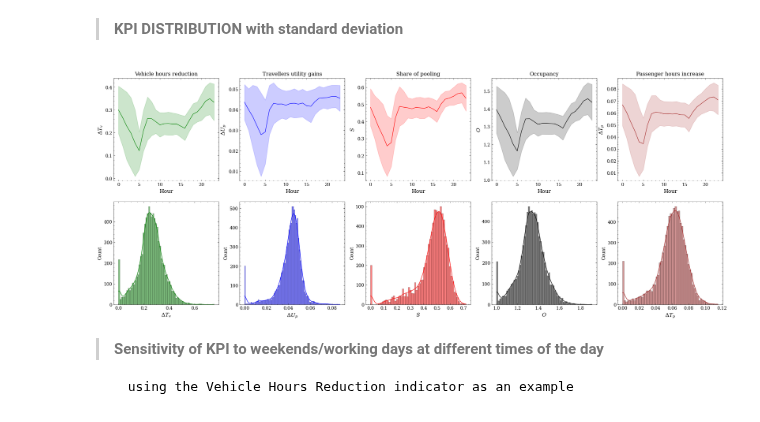
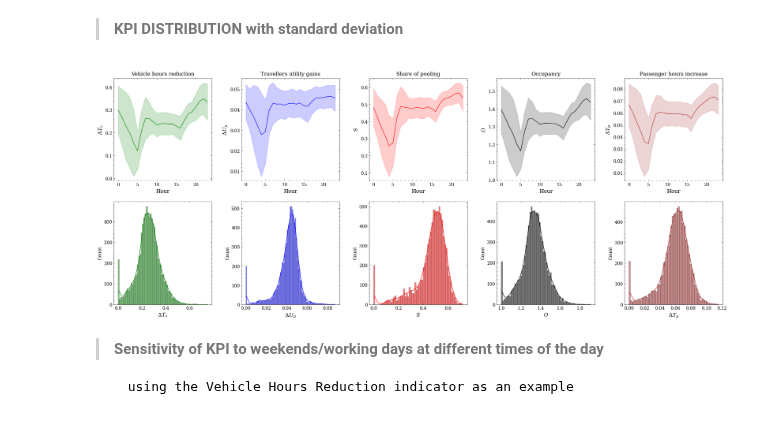
Before and after one commit to OlhaShulikaUJ/ExMAS-plotting, a Jupyter notebook: NYC KPI DA.ipynb, the cells around one changed output. Drawn from its saved outputs; the diff is of its cells as text; code cells hidden in the pictures.

```diff
--- a/NYC KPI DA.ipynb
+++ b/NYC KPI DA.ipynb
@@ -162,35 +162,35 @@ sns.histplot(data = to_plot, x = 'del_PassUtility', kde=True, color='blue', ax=a
 to_plot.Start_time.dt.dayofweek.unique()
 ax7.set_xlabel("$\Delta U_p$", fontsize=12)
 
 ax=ax8 # with kernel density estimation
 for d in df.shared_discount.unique():
     to_plot = df
 sns.histplot(data = to_plot, x = 'shared_ratio', kde=True, color='red', ax=ax)
 to_plot.Start_time.dt.dayofweek.unique()
 ax8.set_xlabel("$S$", fontsize=12)
 
 ax=ax9 # with kernel density estimation
 for d in df.shared_discount.unique():
     to_plot = df
 sns.histplot(data = to_plot, x = 'Occupancy', kde=True, color='black', ax=ax)
 to_plot.Start_time.dt.dayofweek.unique()
 ax9.set_xlabel("$O$", fontsize=12)
 
 ax=ax10 # with kernel density estimation
 for d in df.shared_discount.unique():
     to_plot = df
 sns.histplot(data = to_plot, x = 'del_PassHourTrav', kde=True, color='brown', ax=ax)
 to_plot.Start_time.dt.dayofweek.unique()
 ax10.set_xlabel("$\Delta T_p$", fontsize=12)
 
 plt.subplots_adjust(left=0.125,
                     bottom=0.1,
                     right=1.2,
                     top=0.9,
-                    wspace=0.2,
+                    wspace=0.3,
                     hspace=0.2)
 # %% [output]
-[figure, old version]
+[figure, new version]
 # %% [markdown]
 > **Sensitivity of KPI to weekends/working days at different times of the day**
 
```
